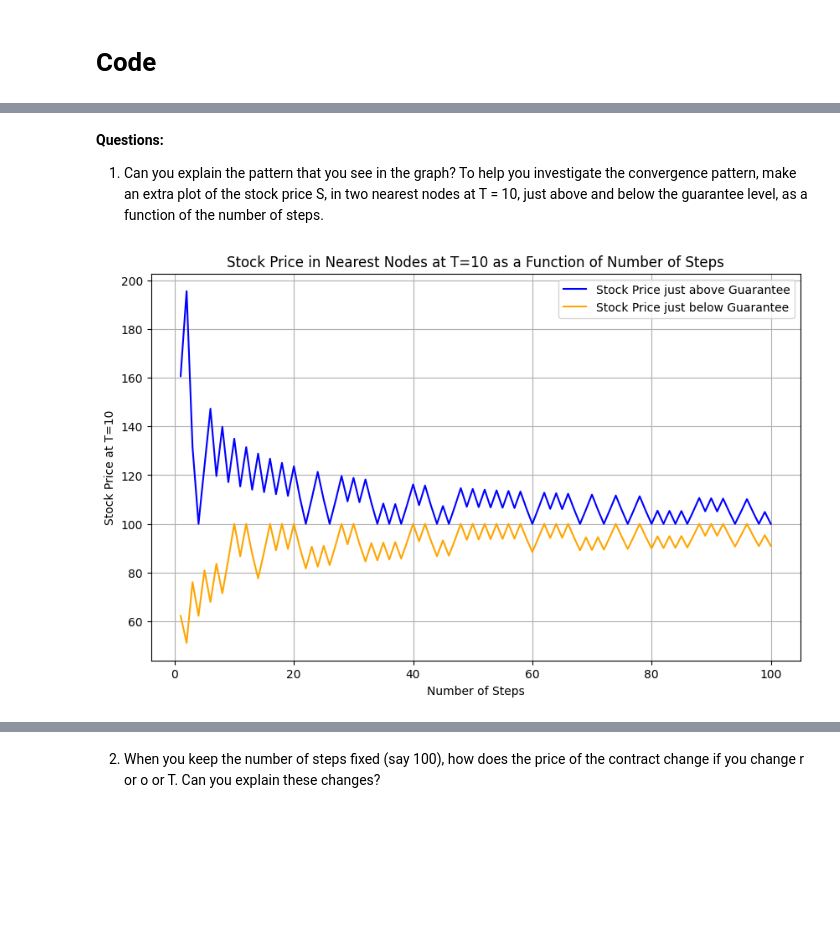
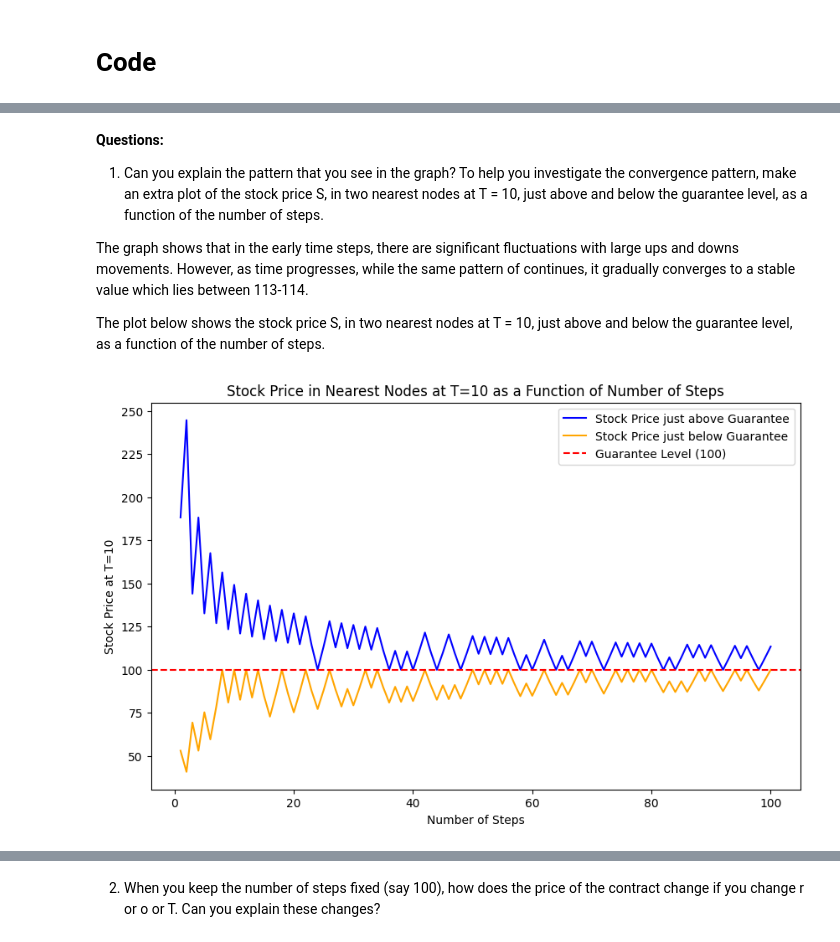
Before and after one commit to ashademeij/MathematicalFinance, a Jupyter notebook: BinomialTree.ipynb, the cells around one changed output, grey strips where cells are left out. Drawn from its saved outputs; the diff is of its cells as text; code cells hidden in the pictures; blank space fills up the shorter version.

```diff
--- a/BinomialTree.ipynb
+++ b/BinomialTree.ipynb
@@ -80,51 +82,14 @@ Price of the Contract:  13.439537823428788
 convergence pattern, make an extra plot of the stock price S, in two nearest nodes
 at T = 10, just above and below the guarantee level, as a function of the number of
 steps.
+
+The graph shows that in the early time steps, there are significant fluctuations with large ups and downs movements. However, as time progresses, while the same pattern of  continues, it gradually converges to a stable value which lies between 113-114.
+
+The plot below shows the stock price S, in two nearest nodes
+at T = 10, just above and below the guarantee level, as a function of the number of
+steps.
-# %%
-def get_stock_price_nearest_nodes(r, sigma, T, guarantee, n_max):
-    dt_values = []
-    S_above_values = []
-    S_below_values = []
-
-    for n in range(1, n_max + 1):
-        dt = T / n
-        u = np.exp(sigma * np.sqrt(dt))
-        d = 1 / u
-
-        # 1. Calculate the stock price
-        stockValues = np.zeros((n + 1, n + 1))
-        stockValues[0, 0] = 100  # Initial value
-
-        for i in range(1, n + 1):
-            stockValues[i, 0] = u * stockValues[i - 1, 0]
-            for j in range(1, i + 1):
-                stockValues[i, j] = d * stockValues[i - 1, j - 1]
-
-        # Find nodes where stock price is just above and just below the guarantee level
-        last_row = stockValues[n]
-        S_above = min([price for price in last_row if price > guarantee], default=np.nan)
-        S_below = max([price for price in last_row if price < guarantee], default=np.nan)
-
-        dt_values.append(n)
-        S_above_values.append(S_above)
-        S_below_values.append(S_below)
-
-    return dt_values, S_above_values, S_below_values
-
-# Parameters
-n_max = 100  # Maximum number of steps
-
-# Get stock prices just above and below the guarantee level
-dt_values, S_above_values, S_below_values = get_stock_price_nearest_nodes(r, sigma, T, guarantee, n_max)
-
-# Plotting stock prices at nodes just above and below the guarantee level
-plt.figure(figsize=(10, 6))
-plt.plot(dt_values, S_above_values, label='Stock Price just above Guarantee', color='blue')
-plt.plot(dt_values, S_below_values, label='Stock Price just below Guarantee', color='orange')
-plt.xlabel('Number of Steps')
-plt.ylabel('Stock Price at T=10')
-plt.title('Stock Price in Nearest Nodes at T=10 as a Function of Number of Steps')
-plt.legend()
-plt.show()
-# %% [output]
-[figure, removed]
+# %%
+from IPython.display import Image
+Image("/Users/ashademeij/Downloads/Mathematical Finance/MathematicalFinance/output.png")
+# %% [output]
+[figure, added]
```
Also changed, not shown: parts of 12 cells of this notebook.
